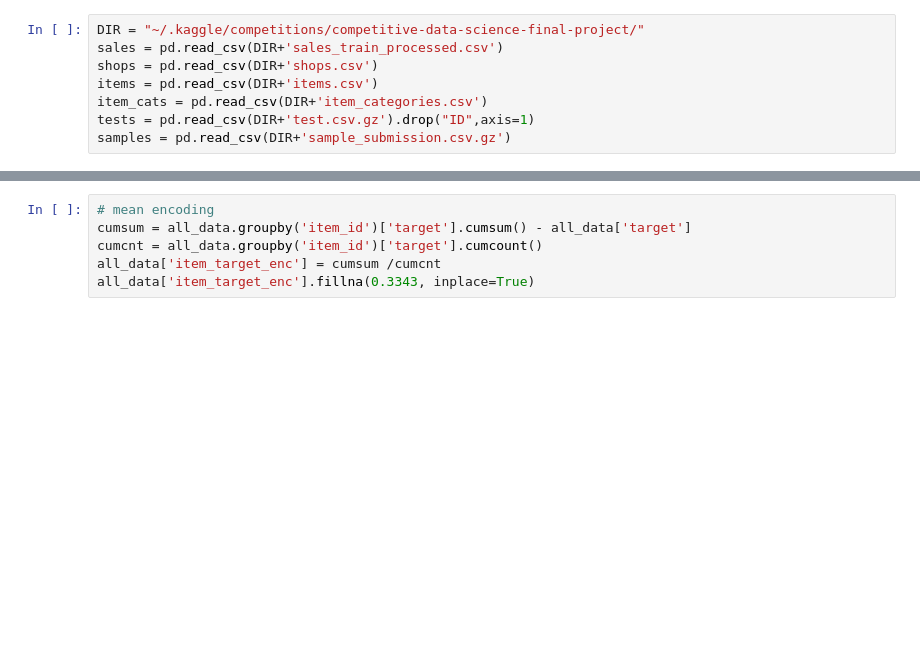
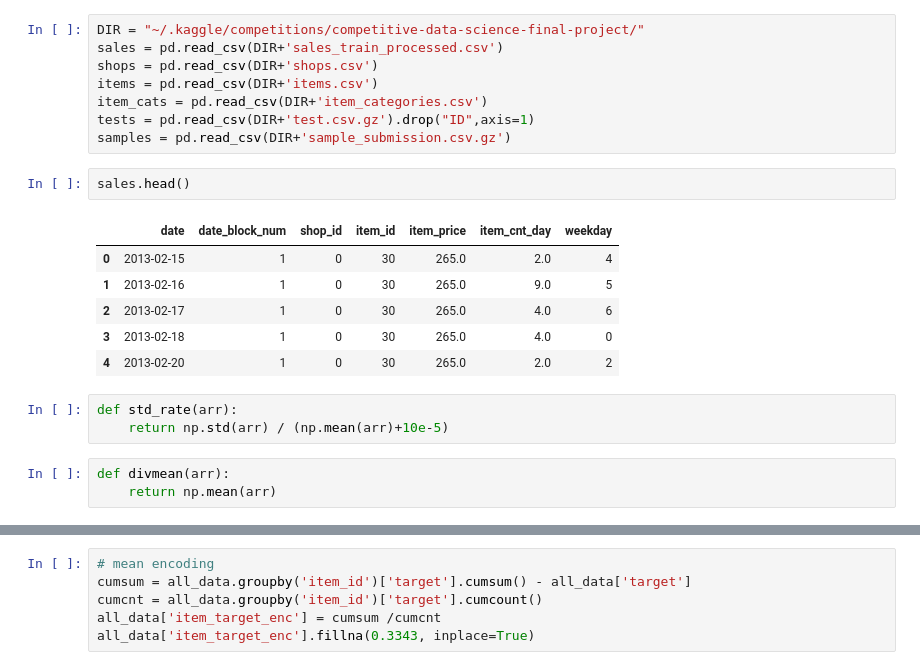
Before and after one commit to sh-tatsuno/how_to_win_kaggle_competition, a Jupyter notebook: warehouse.ipynb, the cells around one changed output, grey strips where cells are left out. Drawn from its saved outputs; the diff is of its cells as text; blank space fills up the shorter version.

```diff
--- a/competitive-data-science-final-project-Copy2.ipynb
+++ b/warehouse.ipynb
@@ -48,6 +49,21 @@ items = pd.read_csv(DIR+'items.csv')
 item_cats = pd.read_csv(DIR+'item_categories.csv')
 tests = pd.read_csv(DIR+'test.csv.gz').drop("ID",axis=1)
 samples = pd.read_csv(DIR+'sample_submission.csv.gz')
+# %%
+sales.head()
+# %% [output]
+|  | date | date_block_num | shop_id | item_id | item_price | item_cnt_day | weekday |
+| 0 | 2013-02-15 | 1 | 0 | 30 | 265.0 | 2.0 | 4 |
+| 1 | 2013-02-16 | 1 | 0 | 30 | 265.0 | 9.0 | 5 |
+| 2 | 2013-02-17 | 1 | 0 | 30 | 265.0 | 4.0 | 6 |
+| 3 | 2013-02-18 | 1 | 0 | 30 | 265.0 | 4.0 | 0 |
+| 4 | 2013-02-20 | 1 | 0 | 30 | 265.0 | 2.0 | 2 |
+# %%
+def std_rate(arr):
+    return np.std(arr) / (np.mean(arr)+10e-5)
+# %%
+def divmean(arr):
+    return np.mean(arr)
 # %%
 # Create "grid" with columns
 # date block num means the order of month
```
Also changed, not shown: parts of 28 cells of this notebook, 4 other files.
